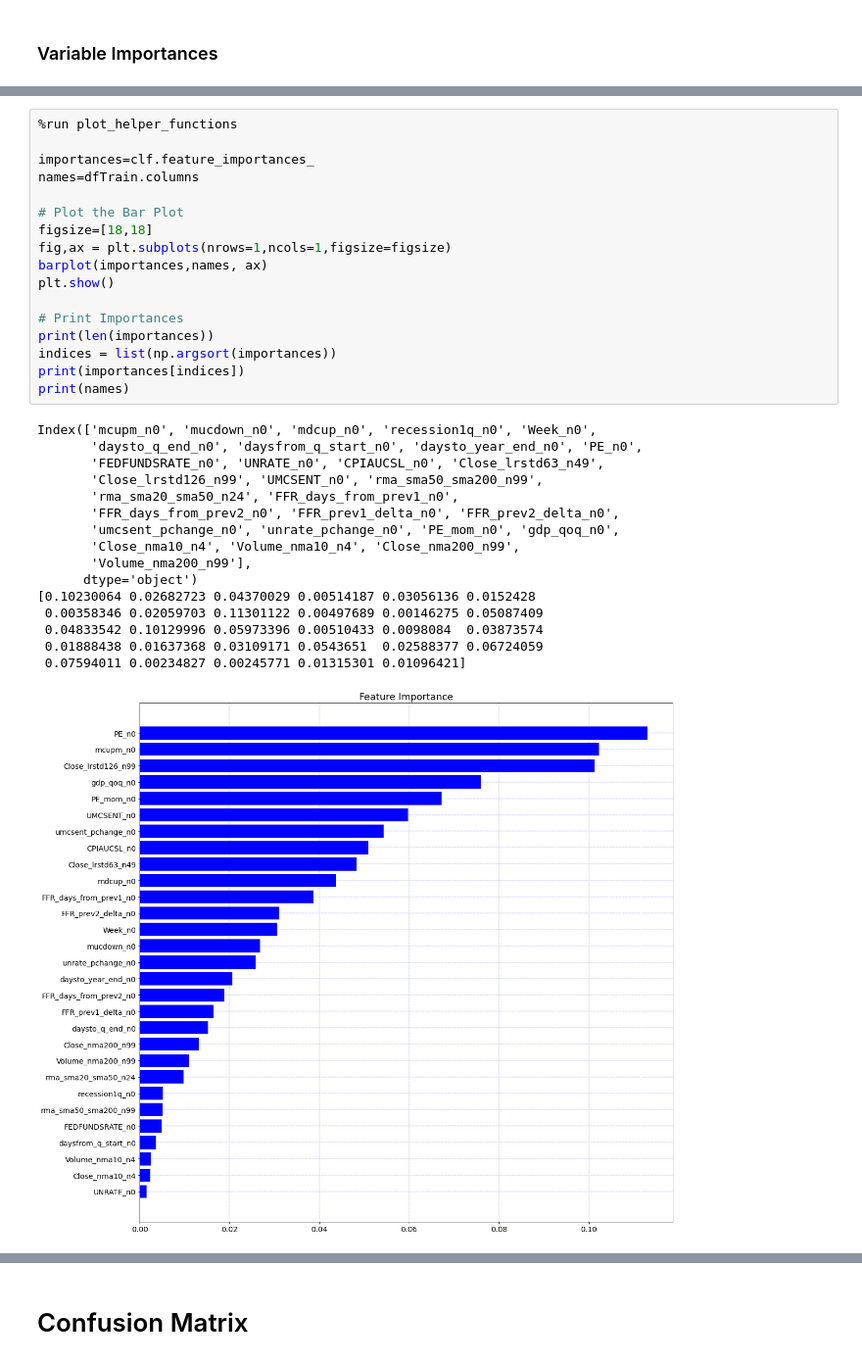
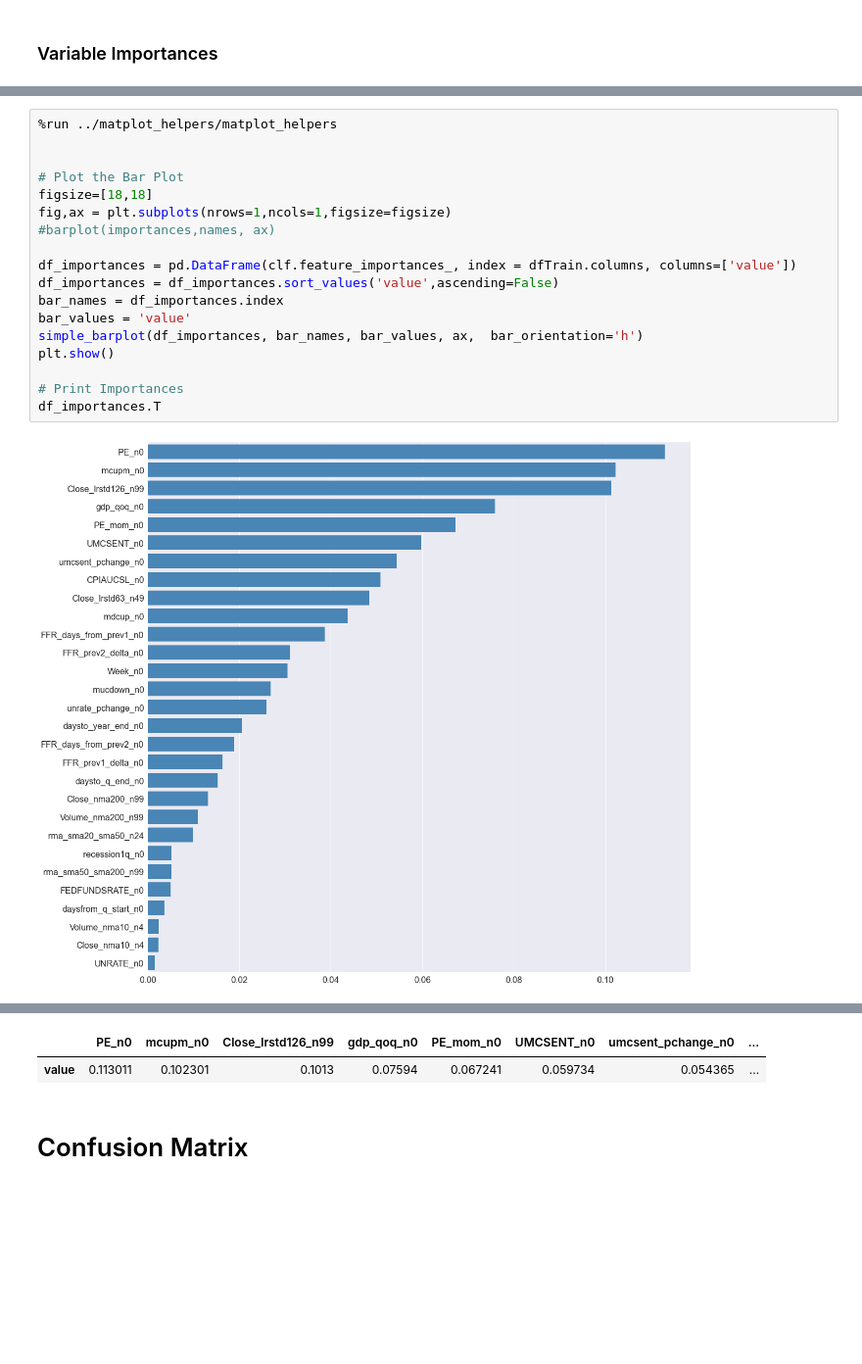
Before and after one commit to Aljgutier/Pyquant, a Jupyter notebook: SP500_MktCycle_ML_2.ipynb, the cells around one changed output, grey strips where cells are left out. Shown at 98% size. Cells and saved outputs as stored; diff of their text form; blank space fills up the shorter version.

```diff
--- a/SP500_MktCycle_ML_2.ipynb
+++ b/SP500_MktCycle_ML_2.ipynb
@@ -631,34 +642,20 @@ dfTrain.columns = Index(['mcupm_n0', 'mucdown_n0', 'mdcup_n0', 'recession1q_n0',
 # %%
-%run plot_helper_functions
+%run ../matplot_helpers/matplot_helpers
 
-importances=clf.feature_importances_
-names=dfTrain.columns
 
 # Plot the Bar Plot
 figsize=[18,18]
 fig,ax = plt.subplots(nrows=1,ncols=1,figsize=figsize)
-barplot(importances,names, ax)
+#barplot(importances,names, ax)
+
+df_importances = pd.DataFrame(clf.feature_importances_, index = dfTrain.columns, columns=['value'])
+df_importances = df_importances.sort_values('value',ascending=False)
+bar_names = df_importances.index
+bar_values = 'value'
+simple_barplot(df_importances, bar_names, bar_values, ax,  bar_orientation='h')
 plt.show()
 
 # Print Importances
-print(len(importances))
-indices = list(np.argsort(importances))
-print(importances[indices])
-print(names)
+df_importances.T
 # %% [output]
-Index(['mcupm_n0', 'mucdown_n0', 'mdcup_n0', 'recession1q_n0', 'Week_n0',
-       'daysto_q_end_n0', 'daysfrom_q_start_n0', 'daysto_year_end_n0', 'PE_n0',
-       'FEDFUNDSRATE_n0', 'UNRATE_n0', 'CPIAUCSL_n0', 'Close_lrstd63_n49',
-       'Close_lrstd126_n99', 'UMCSENT_n0', 'rma_sma50_sma200_n99',
-       'rma_sma20_sma50_n24', 'FFR_days_from_prev1_n0',
-       'FFR_days_from_prev2_n0', 'FFR_prev1_delta_n0', 'FFR_prev2_delta_n0',
-       'umcsent_pchange_n0', 'unrate_pchange_n0', 'PE_mom_n0', 'gdp_qoq_n0',
-       'Close_nma10_n4', 'Volume_nma10_n4', 'Close_nma200_n99',
-       'Volume_nma200_n99'],
-      dtype='object')
-[0.10230064 0.02682723 0.04370029 0.00514187 0.03056136 0.0152428
- 0.00358346 0.02059703 0.11301122 0.00497689 0.00146275 0.05087409
- 0.04833542 0.10129996 0.05973396 0.00510433 0.0098084  0.03873574
- 0.01888438 0.01637368 0.03109171 0.0543651  0.02588377 0.06724059
- 0.07594011 0.00234827 0.00245771 0.01315301 0.01096421]
-[figure, old version]
+[figure, new version]
@@ -681,3 +662,5 @@ Index(['mcupm_n0', 'mucdown_n0', 'mdcup_n0', 'recession1q_n0', 'Week_n0',
+|  | PE_n0 | mcupm_n0 | Close_lrstd126_n99 | gdp_qoq_n0 | PE_mom_n0 | UMCSENT_n0 | umcsent_pchange_n0 | ... |
+| value | 0.113011 | 0.102301 | 0.1013 | 0.07594 | 0.067241 | 0.059734 | 0.054365 | ... |
 # %% [markdown]
 # Confusion Matrix
 # %% [markdown]
```
Also changed, not shown: parts of 5 cells of this notebook.
